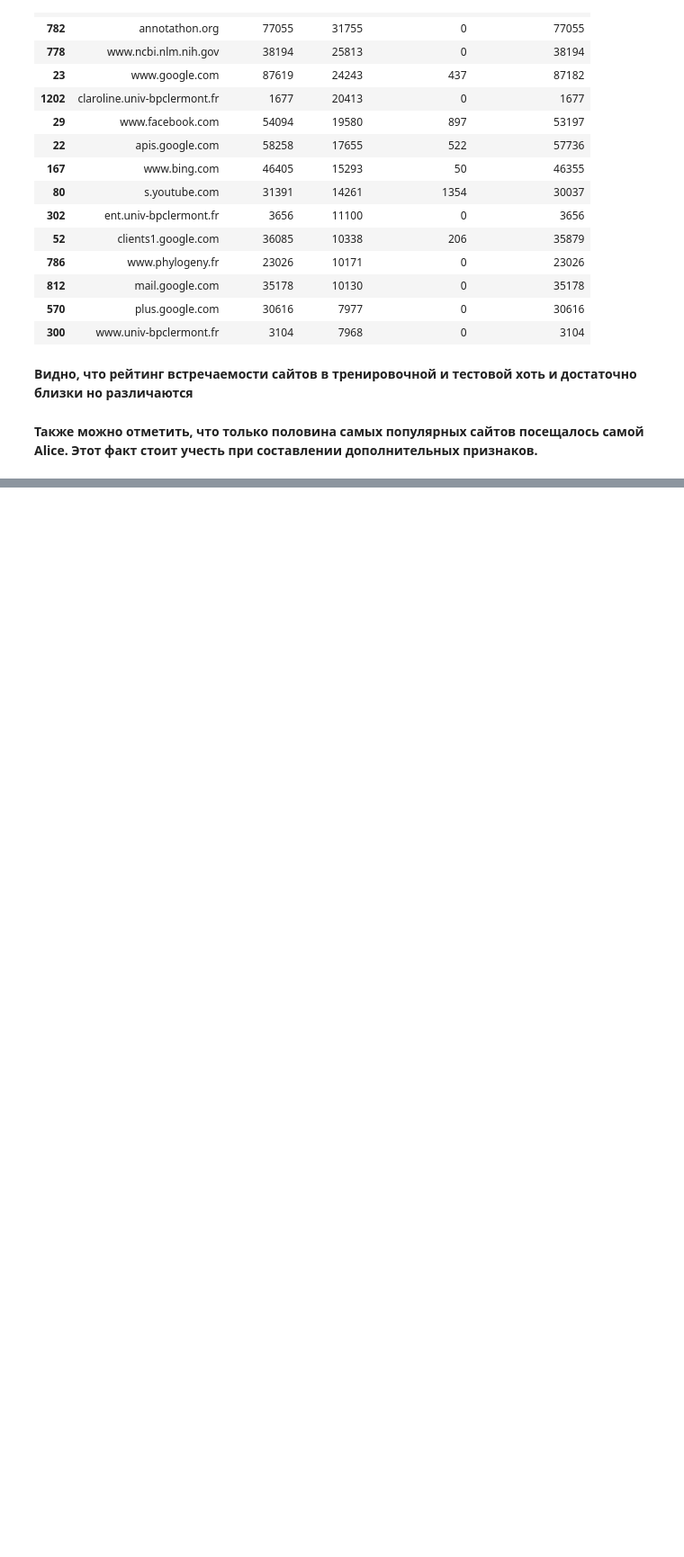
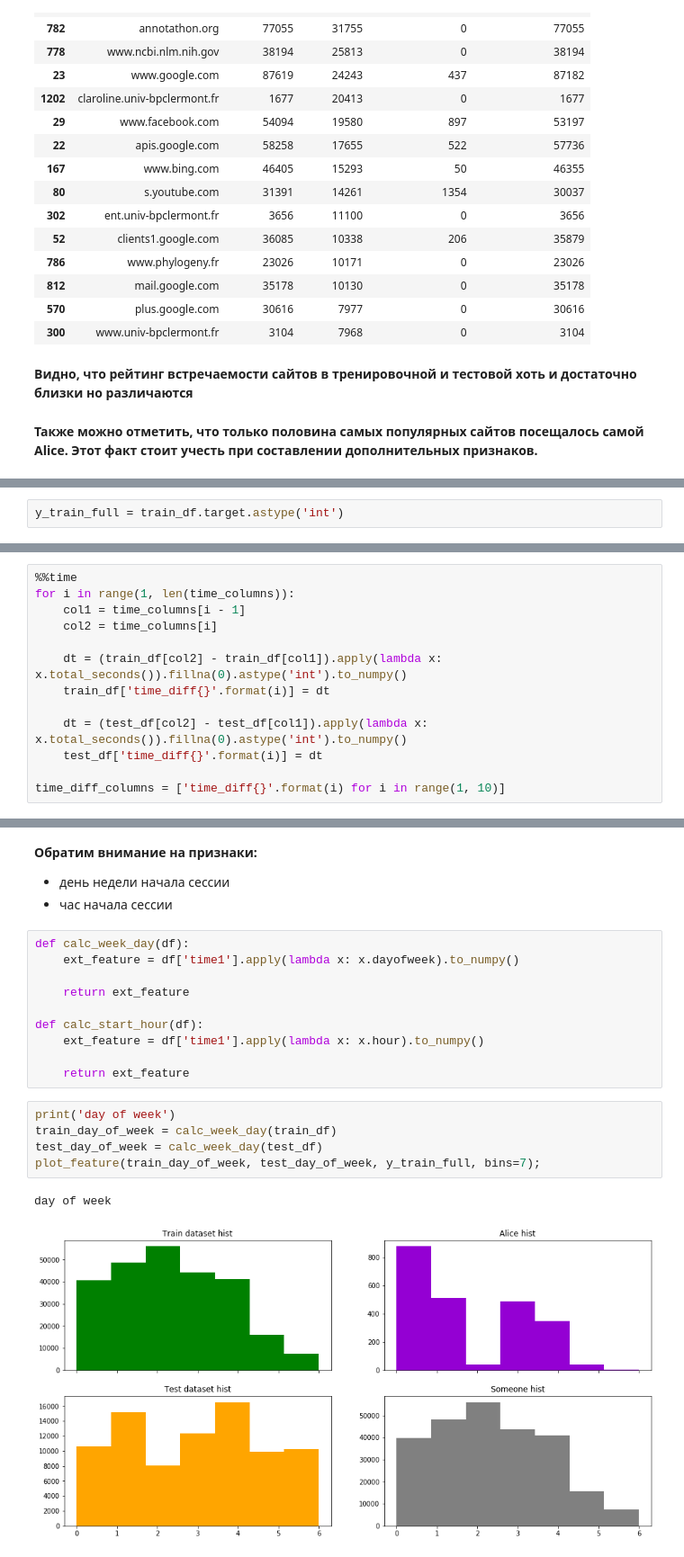
Before and after one commit to n-surkov/coursera_ml, a Jupyter notebook: solution/final_submission.ipynb, the cells around one changed output, grey strips where cells are left out. Shown: that part at 90% size. Saved outputs shown, nothing was run; the diff lists cells and outputs as text; blank space fills up the shorter version.

```diff
--- a/solution/final_submission.ipynb
+++ b/solution/final_submission.ipynb
@@ -216,0 +279,2 @@ site_freq.sort_values('test_count', ascending=False).head(15)
+# %%
+y_train_full = train_df.target.astype('int')
@@ -216,0 +287,13 @@ site_freq.sort_values('test_count', ascending=False).head(15)
+# %%
+%%time
+for i in range(1, len(time_columns)):
+    col1 = time_columns[i - 1]
+    col2 = time_columns[i]
+
+    dt = (train_df[col2] - train_df[col1]).apply(lambda x: x.total_seconds()).fillna(0).astype('int').to_numpy()
+    train_df['time_diff{}'.format(i)] = dt
+
+    dt = (test_df[col2] - test_df[col1]).apply(lambda x: x.total_seconds()).fillna(0).astype('int').to_numpy()
+    test_df['time_diff{}'.format(i)] = dt
+
+time_diff_columns = ['time_diff{}'.format(i) for i in range(1, 10)]
@@ -216,0 +303,22 @@ site_freq.sort_values('test_count', ascending=False).head(15)
+# %% [markdown]
+**Обратим внимание на признаки:**
+* день недели начала сессии
+* час начала сессии
+# %%
+def calc_week_day(df):
+    ext_feature = df['time1'].apply(lambda x: x.dayofweek).to_numpy()
+
+    return ext_feature
+
+def calc_start_hour(df):
+    ext_feature = df['time1'].apply(lambda x: x.hour).to_numpy()
+
+    return ext_feature
+# %%
+print('day of week')
+train_day_of_week = calc_week_day(train_df)
+test_day_of_week = calc_week_day(test_df)
+plot_feature(train_day_of_week, test_day_of_week, y_train_full, bins=7);
+# %% [output]
+day of week
+[figure, added]
```
Also changed, not shown: parts of 59 cells of this notebook.
